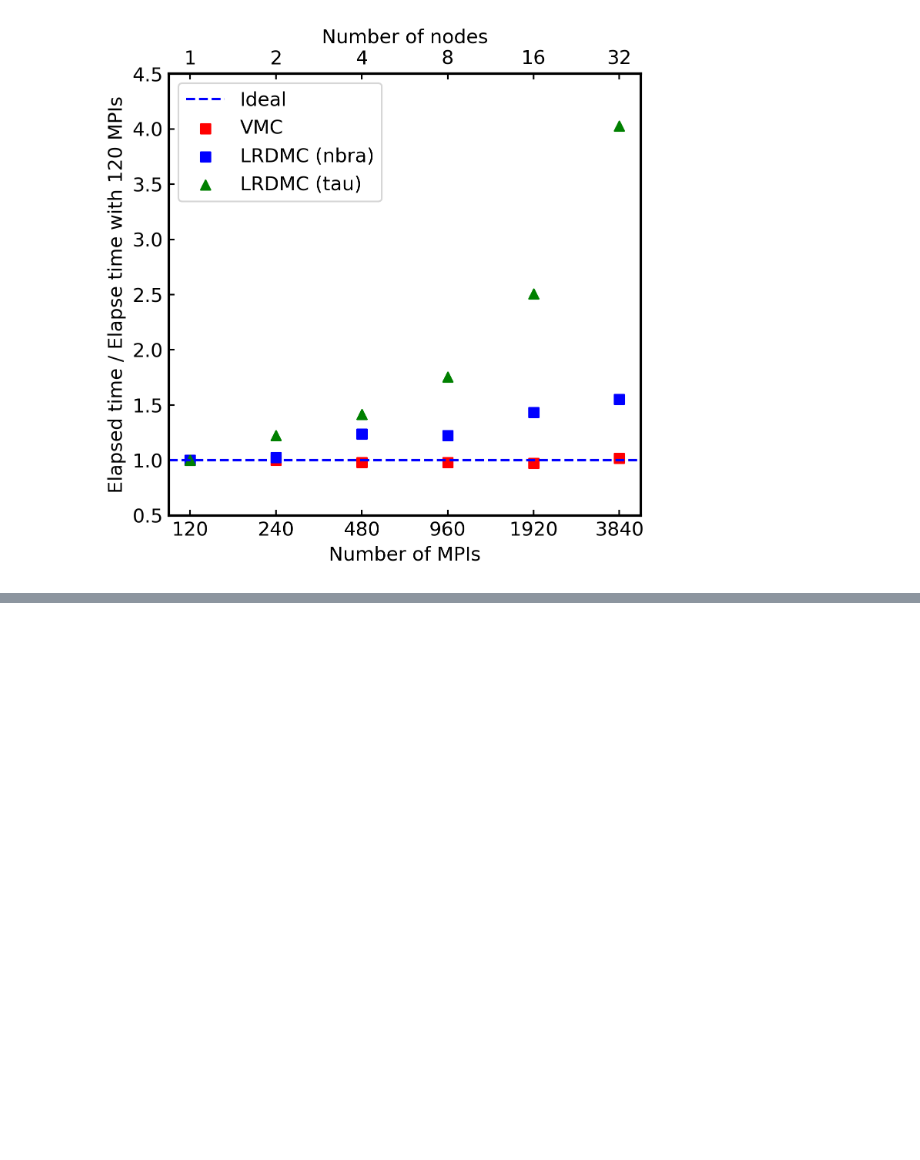
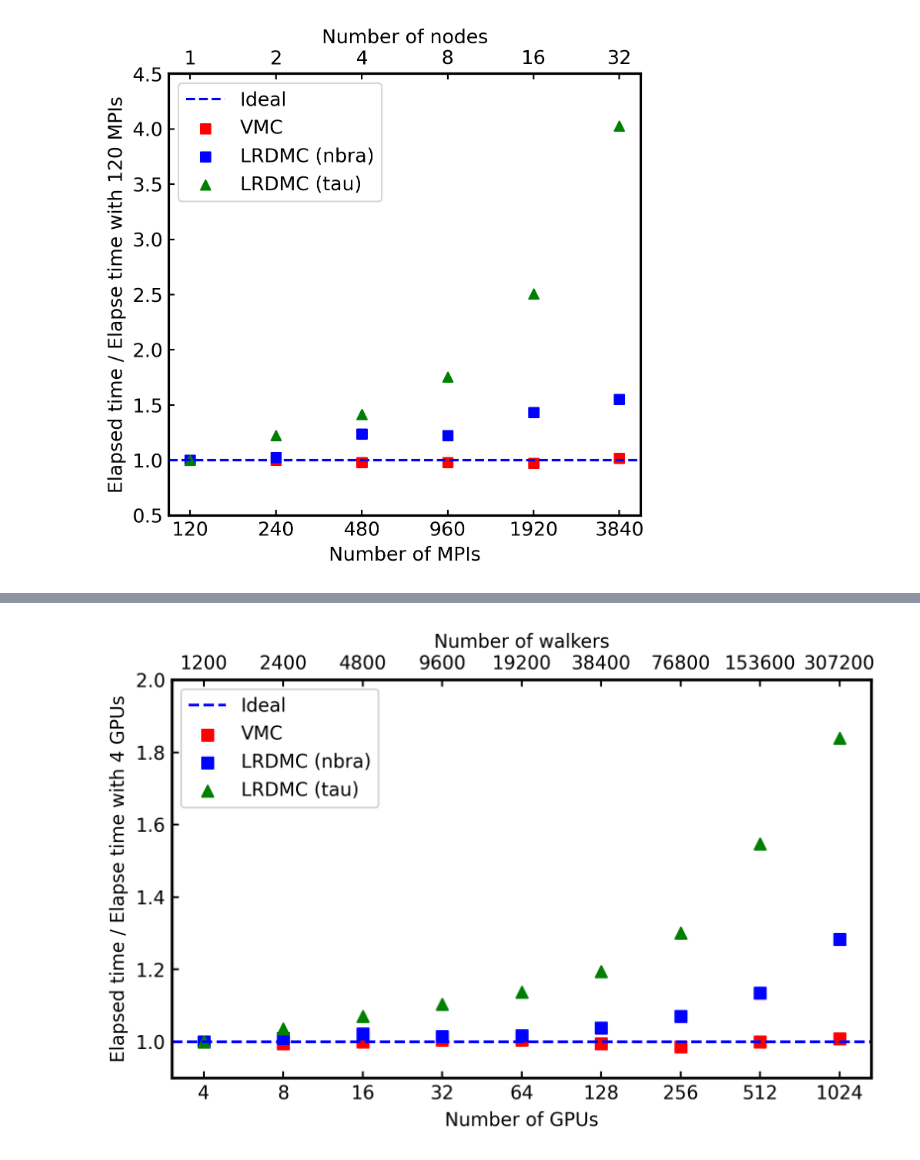
Before and after one commit to kousuke-nakano/jQMC, a Jupyter notebook: examples/example07/plot_summary.ipynb, the cells around one changed output, grey strips where cells are left out. Drawn from its saved outputs; the diff is of its cells as text; code cells hidden in the pictures; blank space fills up the shorter version.

Commit message:
Updated weak-scaling result.

```diff
--- a/examples/example07/plot_summary.ipynb
+++ b/examples/example07/plot_summary.ipynb
@@ -394,0 +403,77 @@ plt.show()
+# %%
+# plot Graph (GPU)
+plt.rcParams["font.family"] = "sans-serif"
+plt.rcParams["xtick.direction"] = "in"
+plt.rcParams["ytick.direction"] = "in"
+plt.rcParams["xtick.major.width"] = 1.0
+plt.rcParams["ytick.major.width"] = 1.0
+plt.rcParams["font.size"] = 10
+plt.rcParams["axes.linewidth"] = 1.5
+
+fig = plt.figure(figsize=(6, 4), facecolor="white", dpi=300, tight_layout=True)
+y_min = 0.9
+y_max = 2.0
+
+# VMC on CPU
+ax = fig.add_subplot(1, 1, 1)
+
+# labels
+ax.set_xlabel("Number of GPUs")
+ax.set_ylabel(r"Elapsed time / Elapse time with 4 GPUs")
+ax.set_xscale("log")
+# ax.set_yscale("log")
+ax.set_ylim([y_min, y_max])
+
+# ref
+ax.axhline(1.0, color="b", ls="--", label="Ideal")
+
+# vmc
+vmc_ref_index = list(summary_vmc["vmc_num_MPI_processes_gpu_np"]).index(4)
+x = summary_vmc["vmc_num_MPI_processes_gpu_np"]
+y = summary_vmc["vmc_elapsed_time_gpu_np"] / summary_vmc["vmc_elapsed_time_gpu_np"][vmc_ref_index]
+ax.scatter(x, y, color="r", marker="s", label="VMC")
+
+
+# lrdmc
+lrdmc_ref_index = list(summary_lrdmc["lrdmc_num_MPI_processes_gpu_np"]).index(4)
+x = summary_lrdmc["lrdmc_num_MPI_processes_gpu_np"]
+y = summary_lrdmc["lrdmc_elapsed_time_gpu_np"] / summary_lrdmc["lrdmc_elapsed_time_gpu_np"][lrdmc_ref_index]
+ax.scatter(x, y, color="b", marker="s", label="LRDMC (nbra)")
+
+# lrdmc_tau
+lrdmc_tau_ref_index = list(summary_lrdmc_tau["lrdmc_tau_num_MPI_processes_gpu_np"]).index(4)
+x = summary_lrdmc_tau["lrdmc_tau_num_MPI_processes_gpu_np"]
+y = summary_lrdmc_tau["lrdmc_tau_elapsed_time_gpu_np"] / summary_lrdmc_tau["lrdmc_tau_elapsed_time_gpu_np"][lrdmc_tau_ref_index]
+ax.scatter(x, y, color="g", marker="^", label="LRDMC (tau)")
+
+# mirror axis
+factor = 300
+
+
+def mpi_to_walkers(mpi):
+    return mpi * factor
+
+
+def walkers_to_mpi(walkers):
+    return walkers / factor
+
+
+primary_ticks = summary_vmc["vmc_num_MPI_processes_gpu_np"]
+ax.set_xticks(primary_ticks)
+ax.set_xticklabels([str(t) for t in primary_ticks])
+ax.minorticks_off()
+
+secax = ax.secondary_xaxis("top", functions=(mpi_to_walkers, walkers_to_mpi))
+secax.set_xlabel("Number of walkers")
+
+walkers_ticks = [mpi_to_walkers(mpi) for mpi in primary_ticks]
+secax.set_xticks(walkers_ticks)
+
+secax.xaxis.set_major_formatter(FuncFormatter(lambda x, pos: f"{int(round(x))}"))
+secax.minorticks_off()
+
+plt.legend()
+plt.savefig(f"jqmc_weak_scaling_on_gpu_walkers.jpg")
+plt.show()
+# %% [output]
+[figure, added]
```
Also changed, not shown: parts of 3 cells of this notebook, 1 other file.
